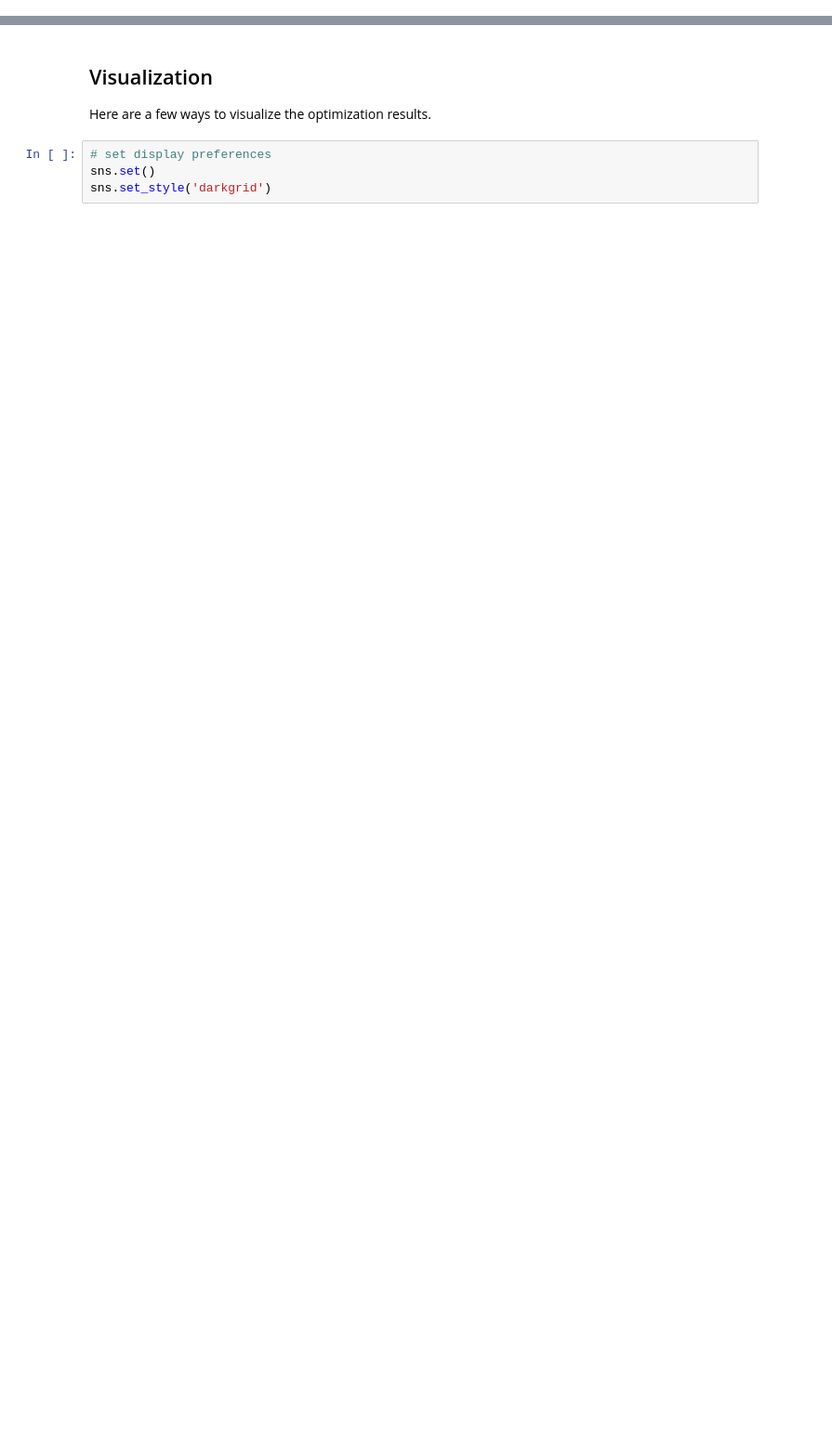
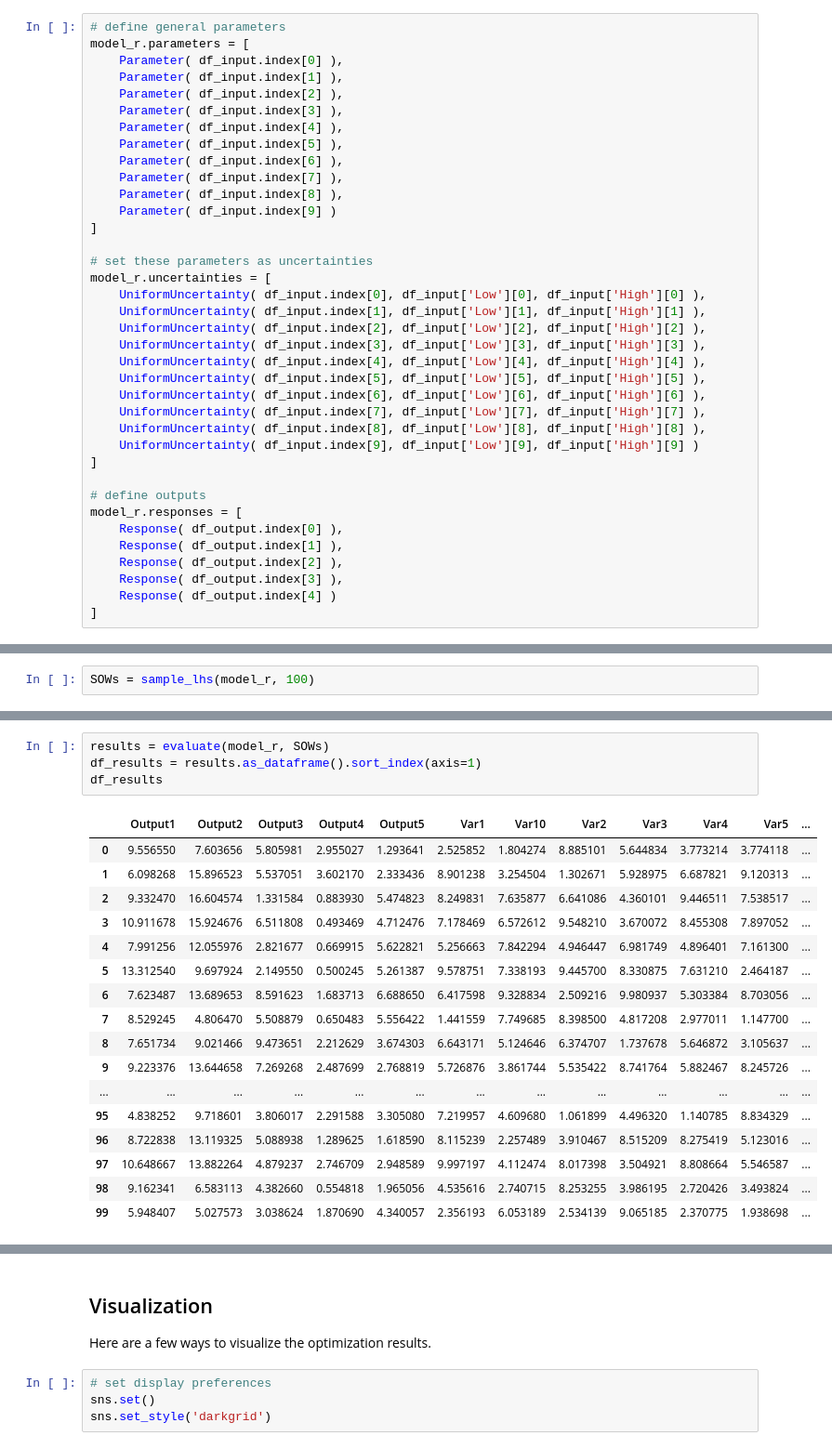
Before and after one commit to saschaishikawa/rdm-simple-model, a Jupyter notebook: SimpleModelDemo.ipynb, the cells around one changed output, grey strips where cells are left out. Shown at 93% size. Drawn from its saved outputs; the diff is of its cells as text; blank space fills up the shorter version.

```diff
--- a/SimpleModelDemo.ipynb
+++ b/SimpleModelDemo.ipynb
@@ -173,0 +99,37 @@ database_sheet.range('A1').value = df
+# %%
+# define general parameters
+model_r.parameters = [
+    Parameter( df_input.index[0] ),
+    Parameter( df_input.index[1] ),
+    Parameter( df_input.index[2] ),
+    Parameter( df_input.index[3] ),
+    Parameter( df_input.index[4] ),
+    Parameter( df_input.index[5] ),
+    Parameter( df_input.index[6] ),
+    Parameter( df_input.index[7] ),
+    Parameter( df_input.index[8] ),
+    Parameter( df_input.index[9] )
+]
+
+# set these parameters as uncertainties
+model_r.uncertainties = [
+    UniformUncertainty( df_input.index[0], df_input['Low'][0], df_input['High'][0] ),
+    UniformUncertainty( df_input.index[1], df_input['Low'][1], df_input['High'][1] ),
+    UniformUncertainty( df_input.index[2], df_input['Low'][2], df_input['High'][2] ),
+    UniformUncertainty( df_input.index[3], df_input['Low'][3], df_input['High'][3] ),
+    UniformUncertainty( df_input.index[4], df_input['Low'][4], df_input['High'][4] ),
+    UniformUncertainty( df_input.index[5], df_input['Low'][5], df_input['High'][5] ),
+    UniformUncertainty( df_input.index[6], df_input['Low'][6], df_input['High'][6] ),
+    UniformUncertainty( df_input.index[7], df_input['Low'][7], df_input['High'][7] ),
+    UniformUncertainty( df_input.index[8], df_input['Low'][8], df_input['High'][8] ),
+    UniformUncertainty( df_input.index[9], df_input['Low'][9], df_input['High'][9] )
+]
+
+# define outputs
+model_r.responses = [
+    Response( df_output.index[0] ),
+    Response( df_output.index[1] ),
+    Response( df_output.index[2] ),
+    Response( df_output.index[3] ),
+    Response( df_output.index[4] )
+]
@@ -173,0 +139,2 @@ database_sheet.range('A1').value = df
+# %%
+SOWs = sample_lhs(model_r, 100)
@@ -173,0 +143,22 @@ database_sheet.range('A1').value = df
+# %%
+results = evaluate(model_r, SOWs)
+df_results = results.as_dataframe().sort_index(axis=1)
+df_results
+# %% [output]
+|  | Output1 | Output2 | Output3 | Output4 | Output5 | Var1 | Var10 | Var2 | Var3 | Var4 | Var5 | ... |
+| 0 | 9.556550 | 7.603656 | 5.805981 | 2.955027 | 1.293641 | 2.525852 | 1.804274 | 8.885101 | 5.644834 | 3.773214 | 3.774118 | ... |
+| 1 | 6.098268 | 15.896523 | 5.537051 | 3.602170 | 2.333436 | 8.901238 | 3.254504 | 1.302671 | 5.928975 | 6.687821 | 9.120313 | ... |
+| 2 | 9.332470 | 16.604574 | 1.331584 | 0.883930 | 5.474823 | 8.249831 | 7.635877 | 6.641086 | 4.360101 | 9.446511 | 7.538517 | ... |
+| 3 | 10.911678 | 15.924676 | 6.511808 | 0.493469 | 4.712476 | 7.178469 | 6.572612 | 9.548210 | 3.670072 | 8.455308 | 7.897052 | ... |
+| 4 | 7.991256 | 12.055976 | 2.821677 | 0.669915 | 5.622821 | 5.256663 | 7.842294 | 4.946447 | 6.981749 | 4.896401 | 7.161300 | ... |
+| 5 | 13.312540 | 9.697924 | 2.149550 | 0.500245 | 5.261387 | 9.578751 | 7.338193 | 9.445700 | 8.330875 | 7.631210 | 2.464187 | ... |
+| 6 | 7.623487 | 13.689653 | 8.591623 | 1.683713 | 6.688650 | 6.417598 | 9.328834 | 2.509216 | 9.980937 | 5.303384 | 8.703056 | ... |
+| 7 | 8.529245 | 4.806470 | 5.508879 | 0.650483 | 5.556422 | 1.441559 | 7.749685 | 8.398500 | 4.817208 | 2.977011 | 1.147700 | ... |
+| 8 | 7.651734 | 9.021466 | 9.473651 | 2.212629 | 3.674303 | 6.643171 | 5.124646 | 6.374707 | 1.737678 | 5.646872 | 3.105637 | ... |
+| 9 | 9.223376 | 13.644658 | 7.269268 | 2.487699 | 2.768819 | 5.726876 | 3.861744 | 5.535422 | 8.741764 | 5.882467 | 8.245726 | ... |
+| ... | ... | ... | ... | ... | ... | ... | ... | ... | ... | ... | ... | ... |
+| 95 | 4.838252 | 9.718601 | 3.806017 | 2.291588 | 3.305080 | 7.219957 | 4.609680 | 1.061899 | 4.496320 | 1.140785 | 8.834329 | ... |
+| 96 | 8.722838 | 13.119325 | 5.088938 | 1.289625 | 1.618590 | 8.115239 | 2.257489 | 3.910467 | 8.515209 | 8.275419 | 5.123016 | ... |
+| 97 | 10.648667 | 13.882264 | 4.879237 | 2.746709 | 2.948589 | 9.997197 | 4.112474 | 8.017398 | 3.504921 | 8.808664 | 5.546587 | ... |
+| 98 | 9.162341 | 6.583113 | 4.382660 | 0.554818 | 1.965056 | 4.535616 | 2.740715 | 8.253255 | 3.986195 | 2.720426 | 3.493824 | ... |
+| 99 | 5.948407 | 5.027573 | 3.038624 | 1.870690 | 4.340057 | 2.356193 | 6.053189 | 2.534139 | 9.065185 | 2.370775 | 1.938698 | ... |
```
Also changed, not shown: parts of 76 cells of this notebook, 2 other files.
